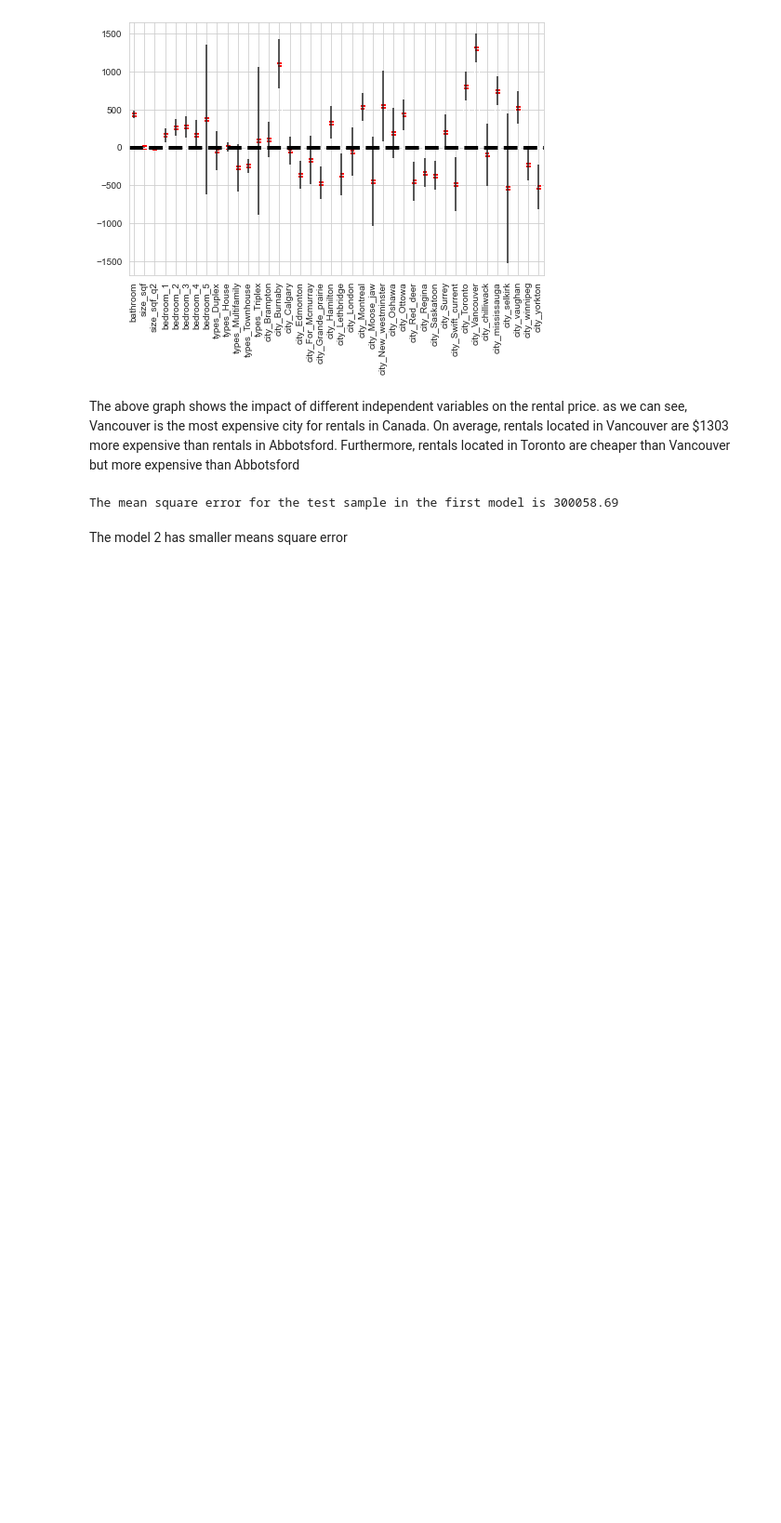
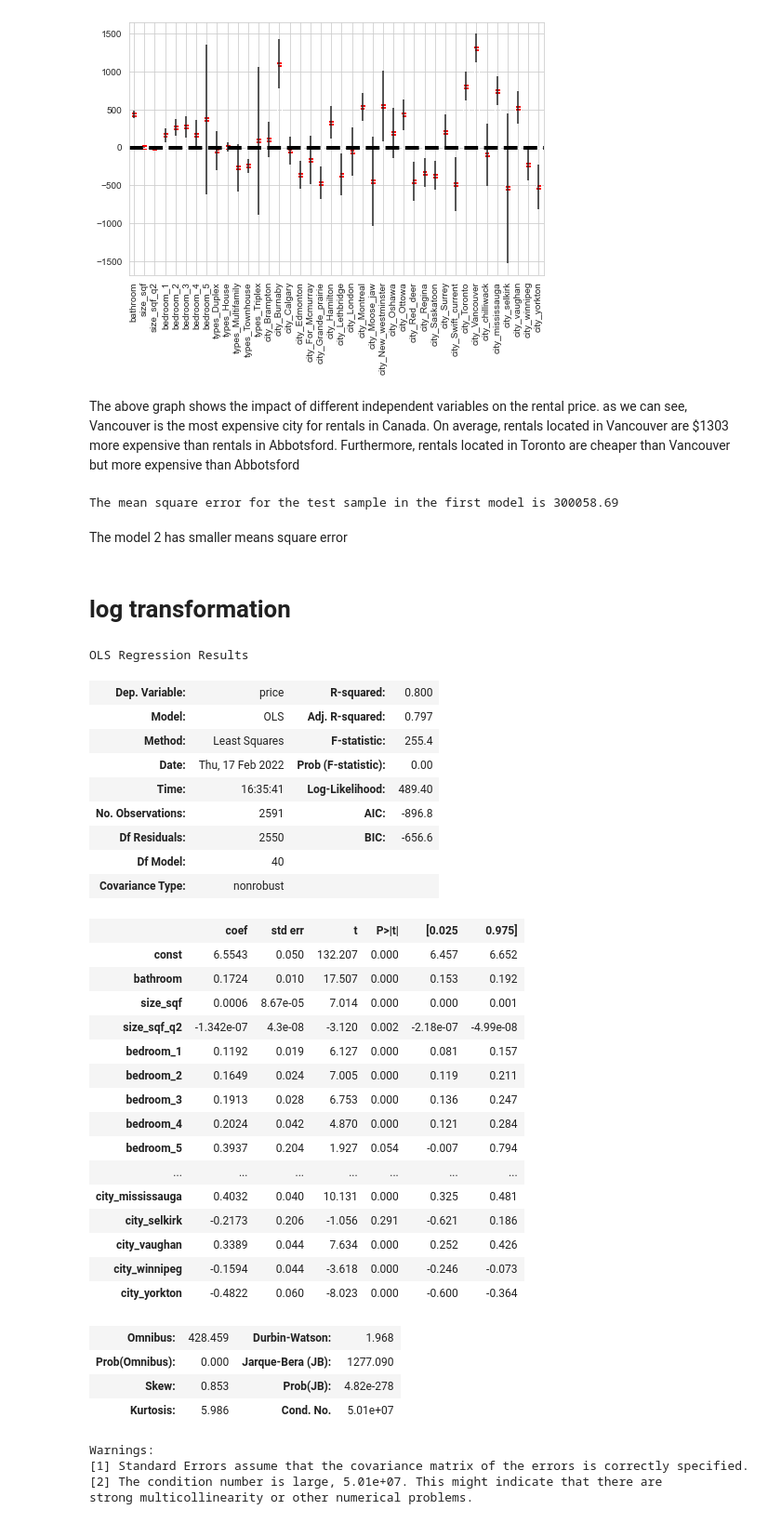
Before and after one commit to mehmoh/Canada-rental, a Jupyter notebook: Machine learning-1.ipynb, the cells around one changed output. Shown: that part at 93% size. Saved outputs shown, nothing was run; the diff lists cells and outputs as text; code cells hidden in the pictures; blank space fills up the shorter version.

```diff
--- a/Machine learning-1.ipynb
+++ b/Machine learning-1.ipynb
@@ -222,3 +223,5 @@ print('The mean square error for the test sample in the first model is %.2f' %me
 The mean square error for the test sample in the first model is 300058.69
 # %% [markdown]
 The model 2 has smaller means square error
+# %% [markdown]
+# log transformation
@@ -224,0 +232,41 @@ The model 2 has smaller means square error
+# %%
+X=training_data.drop(columns=['price'])
+X= sm.add_constant(X) #adding constant to the model
+Y=training_data['price']
+model2 = sm.OLS(Y,X).fit()
+model2.summary()
+# %% [output]
+OLS Regression Results
+| Dep. Variable: | price | R-squared: | 0.800 |
+| Model: | OLS | Adj. R-squared: | 0.797 |
+| Method: | Least Squares | F-statistic: | 255.4 |
+| Date: | Thu, 17 Feb 2022 | Prob (F-statistic): | 0.00 |
+| Time: | 16:35:41 | Log-Likelihood: | 489.40 |
+| No. Observations: | 2591 | AIC: | -896.8 |
+| Df Residuals: | 2550 | BIC: | -656.6 |
+| Df Model: | 40 |  |  |
+| Covariance Type: | nonrobust |  |  |
+|  | coef | std err | t | P>|t| | [0.025 | 0.975] |
+| const | 6.5543 | 0.050 | 132.207 | 0.000 | 6.457 | 6.652 |
+| bathroom | 0.1724 | 0.010 | 17.507 | 0.000 | 0.153 | 0.192 |
+| size_sqf | 0.0006 | 8.67e-05 | 7.014 | 0.000 | 0.000 | 0.001 |
+| size_sqf_q2 | -1.342e-07 | 4.3e-08 | -3.120 | 0.002 | -2.18e-07 | -4.99e-08 |
+| bedroom_1 | 0.1192 | 0.019 | 6.127 | 0.000 | 0.081 | 0.157 |
+| bedroom_2 | 0.1649 | 0.024 | 7.005 | 0.000 | 0.119 | 0.211 |
+| bedroom_3 | 0.1913 | 0.028 | 6.753 | 0.000 | 0.136 | 0.247 |
+| bedroom_4 | 0.2024 | 0.042 | 4.870 | 0.000 | 0.121 | 0.284 |
+| bedroom_5 | 0.3937 | 0.204 | 1.927 | 0.054 | -0.007 | 0.794 |
+| ... | ... | ... | ... | ... | ... | ... |
+| city_mississauga | 0.4032 | 0.040 | 10.131 | 0.000 | 0.325 | 0.481 |
+| city_selkirk | -0.2173 | 0.206 | -1.056 | 0.291 | -0.621 | 0.186 |
+| city_vaughan | 0.3389 | 0.044 | 7.634 | 0.000 | 0.252 | 0.426 |
+| city_winnipeg | -0.1594 | 0.044 | -3.618 | 0.000 | -0.246 | -0.073 |
+| city_yorkton | -0.4822 | 0.060 | -8.023 | 0.000 | -0.600 | -0.364 |
+| Omnibus: | 428.459 | Durbin-Watson: | 1.968 |
+| Prob(Omnibus): | 0.000 | Jarque-Bera (JB): | 1277.090 |
+| Skew: | 0.853 | Prob(JB): | 4.82e-278 |
+| Kurtosis: | 5.986 | Cond. No. | 5.01e+07 |
+Warnings:
+[1] Standard Errors assume that the covariance matrix of the errors is correctly specified.
+[2] The condition number is large, 5.01e+07. This might indicate that there are
+strong multicollinearity or other numerical problems.
```
Also changed, not shown: parts of 7 cells of this notebook, 1 other file.
